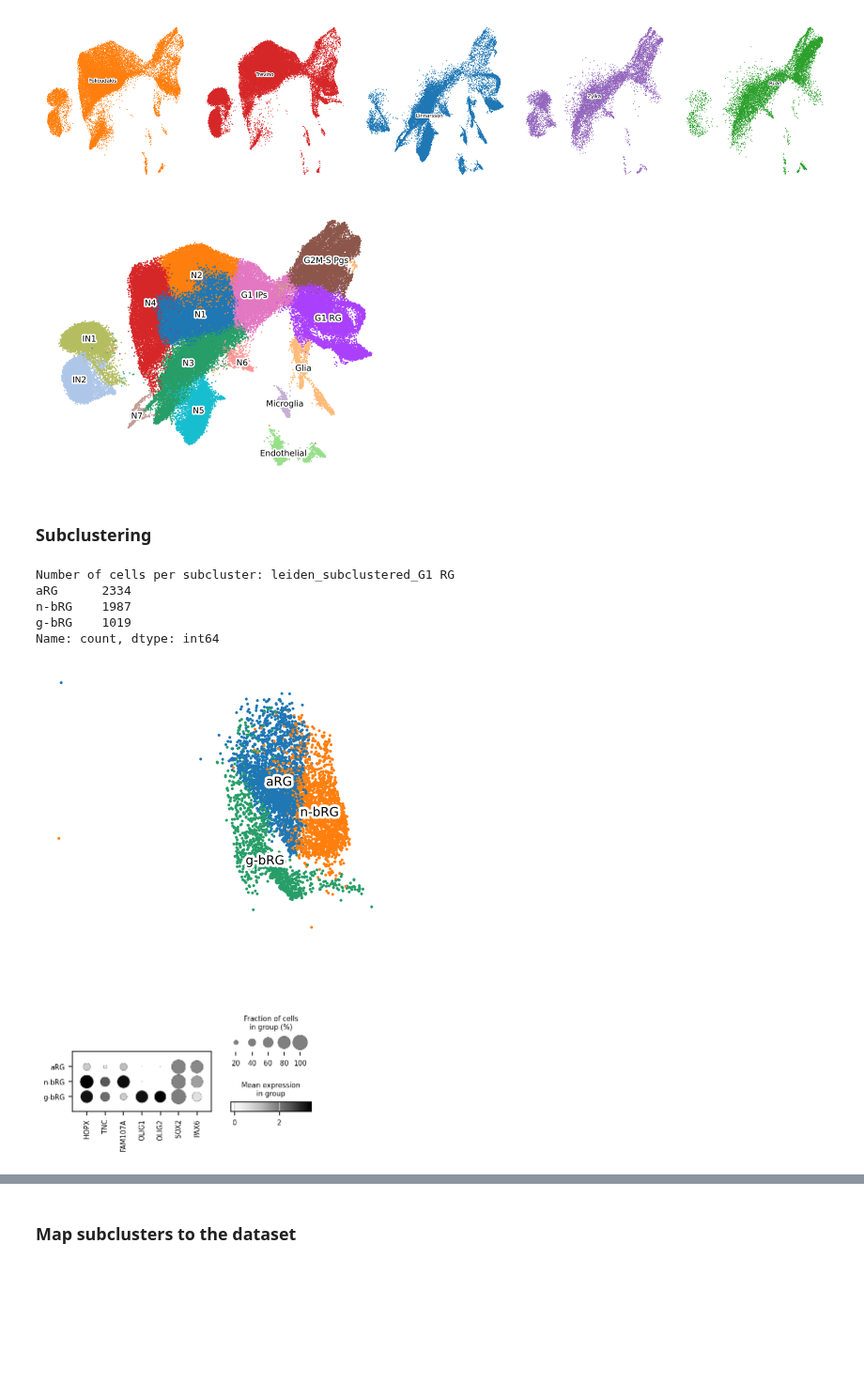
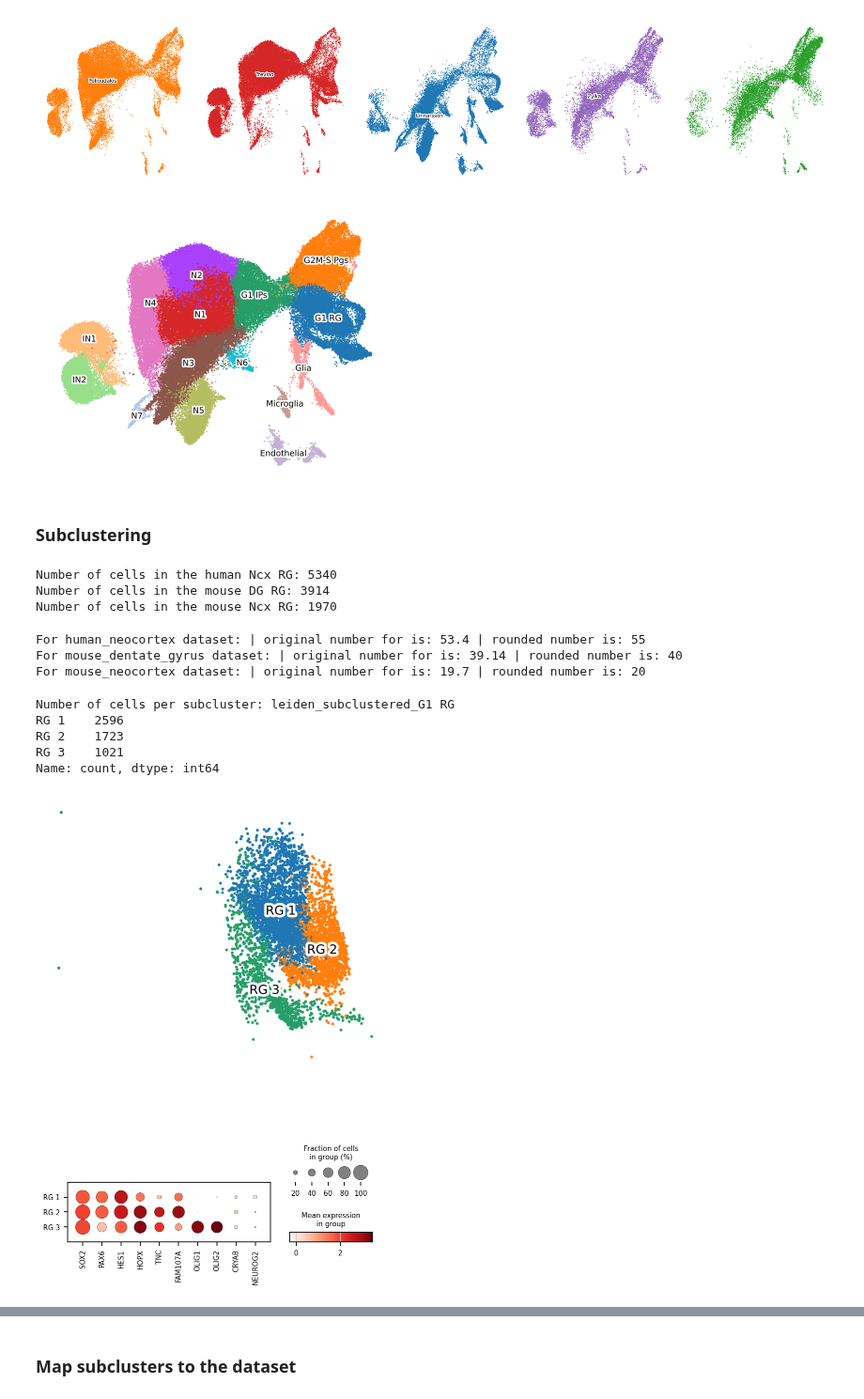
Before and after one commit to KalebicLab/ScDGomics, a Jupyter notebook: notebooks/scdgomics_clustering.ipynb, the cells around one changed output, grey strips where cells are left out. Shown at 94% size. Saved outputs shown, nothing was run; the diff lists cells and outputs as text; code cells hidden in the pictures; blank space fills up the shorter version.

Commit message:
Changed subcluster annotation. Tailored kNN parameters to the subcluster size

```diff
--- a/notebooks/scdgomics_clustering.ipynb
+++ b/notebooks/scdgomics_clustering.ipynb
@@ -206,0 +203,18 @@ adata.rename_categories('X_leiden_harmony', new_cluster_names)
+# %%
+# Rename the clusters
+new_cluster_names = ['N1', 'N2', 'N3', 'N4', 'G1 RG', 'G2M-S Pgs', 'G1 IPs', 'IN1', 'N5', 'IN2', 'Glia',
+                     'Endothelial', 'N6', 'Microglia', 'N7']
+
+adata.rename_categories('X_leiden_harmony', new_cluster_names)
+
+# Re-order clusters
+adata.obs['X_leiden_harmony'] = pd.Categorical(adata.obs['X_leiden_harmony'], categories = ['G1 RG', 'G2M-S Pgs', 'G1 IPs', 'N1', 'N2', 'N3', 'N4', 'N5', 'N6', 'N7',
+                                                                                            'IN1', 'IN2', 'Glia', 'Endothelial', 'Microglia'], ordered = True)
+
+# Plot the dotplot
+sc.pl.dotplot(adata, markers, groupby ='X_leiden_harmony', mean_only_expressed = False,
+              show = False, standard_scale = 'var', cmap = 'coolwarm')
+
+plt.tight_layout()
+plt.savefig('/group/kalebic/Nikola/1_single_cell_final/Nikola_final/final/scdgomics/plots/clustering/Dotplot_integrated_leiden_clusters.pdf', dpi = 300, bbox_inches = 'tight')
+plt.show()
@@ -263,7 +279,7 @@ plt.tight_layout()
 plt.savefig('/group/kalebic/Nikola/1_single_cell_final/Nikola_final/final/scdgomics/plots/clustering/UMAP_integrated_clusters.pdf', dpi = 300, bbox_inches = 'tight')
 plt.show()
 # %% [output]
-[figure, old version]
+[figure, new version]
 # %% [markdown]
 ### Subclustering
 # %%
@@ -278,10 +294,38 @@ adata.obs['species'] = adata.obs['dataset_of_origin'].map({
 # %%
 # Subset G1 RG per species
 ## Human Ncx
-adata_RG_hs_ncx = adata[(adata.obs['species'] == 'human_ncx') & (adata.obs['X_leiden_harmony'] == 'G1 RG')]
+adata_RG_hs_ncx = adata[(adata.obs['species'] == 'human_ncx') & (adata.obs['X_leiden_harmony'] == 'G1 RG')].copy()
 ## Mouse Ncx
-adata_RG_mm_ncx = adata[(adata.obs['species'] == 'mouse_ncx') & (adata.obs['X_leiden_harmony'] == 'G1 RG')]
+adata_RG_mm_ncx = adata[(adata.obs['species'] == 'mouse_ncx') & (adata.obs['X_leiden_harmony'] == 'G1 RG')].copy()
 ## Mouse DG
-adata_RG_mm_dg = adata[(adata.obs['species'] == 'mouse_dg') & (adata.obs['X_leiden_harmony'] == 'G1 RG')]
+adata_RG_mm_dg = adata[(adata.obs['species'] == 'mouse_dg') & (adata.obs['X_leiden_harmony'] == 'G1 RG')].copy()
+# %%
+# Print the number of cells
+print("Number of cells in the human Ncx RG:", adata_RG_hs_ncx.shape[0])
+print("Number of cells in the mouse DG RG:", adata_RG_mm_dg.shape[0])
+print("Number of cells in the mouse Ncx RG:", adata_RG_mm_ncx.shape[0])
+# %% [output]
+Number of cells in the human Ncx RG: 5340
+Number of cells in the mouse DG RG: 3914
+Number of cells in the mouse Ncx RG: 1970
+# %%
+%run -i '/group/kalebic/Nikola/1_single_cell_final/Nikola_final/final/scmorpho_final/helper_functions/round_to_nearest.py'
+
+adatas = {
+    "human_neocortex" : adata_RG_hs_ncx,
+    "mouse_dentate_gyrus": adata_RG_mm_dg,
+    "mouse_neocortex": adata_RG_mm_ncx
+}
+
+for name, ad in adatas.items():
+    ad_copy = ad.copy()
+    cell_number = ad_copy.shape[0]
+    original_number = cell_number*0.01
+    rounded_number = round_to_nearest_number(original_number, basis = 5)
+    print(f"For {name} dataset: | original number for is: {original_number} | rounded number is: {rounded_number}")
+# %% [output]
+For human_neocortex dataset: | original number for is: 53.4 | rounded number is: 55
+For mouse_dentate_gyrus dataset: | original number for is: 39.14 | rounded number is: 40
+For mouse_neocortex dataset: | original number for is: 19.7 | rounded number is: 20
 # %%
 # Re-compute nearest neighbors (with the integrated PCA space)
@@ -292,40 +335,40 @@ sc.pp.neighbors(adata_RG_mm_dg, use_rep='X_pca_harmony', n_pcs=30, n_neighbors=8
 # %%
 # Subcluster human Ncx
 clusters = ['G1 RG']
 for cluster in clusters:
-    sc.tl.leiden(adata_RG_hs_ncx, resolution=0.25, key_added=f'leiden_subclustered_{cluster}', restrict_to=('X_leiden_harmony', [cluster]),  random_state=111)
+    sc.tl.leiden(adata_RG_hs_ncx, resolution=0.20, key_added=f'leiden_subclustered_{cluster}', restrict_to=('X_leiden_harmony', [cluster]),  random_state=111)
 
 # Rename clusters
-reannot = ['aRG', 'n-bRG', 'g-bRG']
+reannot = ['RG 1', 'RG 2', 'RG 3']
 adata_RG_hs_ncx.rename_categories('leiden_subclustered_G1 RG', reannot)
 
 # Print number of cells per each subcluster
 print("Number of cells per subcluster:", adata_RG_hs_ncx.obs['leiden_subclustered_G1 RG'].value_counts())
 
 # Plot clusters
 sc.set_figure_params(figsize=(5, 4))
 sc.pl.umap(adata_RG_hs_ncx, color=["leiden_subclustered_G1 RG"],frameon=False, show = False, legend_fontsize=12, size =30,
            legend_loc = 'on data', legend_fontweight=4, ncols = 1, legend_fontoutline = 5, title = '')
 plt.tight_layout()
 plt.savefig('/group/kalebic/Nikola/1_single_cell_final/Nikola_final/final/scdgomics/plots/clustering/UMAP_RG_human_ncx_subsets.pdf', dpi = 300, bbox_inches = 'tight')
 plt.show()
 
 # Plot the dotplot
-markers = ['HOPX', 'TNC', 'FAM107A', 'OLIG1', 'OLIG2', 'SOX2', 'PAX6']
+markers = ['SOX2', 'PAX6', 'HES1', 'HOPX', 'TNC', 'FAM107A', 'OLIG1', 'OLIG2', 'CRYAB', 'NEUROG2']
 sc.set_figure_params(fontsize=8)
 sc.pl.dotplot(adata_RG_hs_ncx, markers, groupby ='leiden_subclustered_G1 RG',
-              mean_only_expressed = False, show = False, cmap = 'Greys')
+              mean_only_expressed = False, show = False, cmap = 'Reds')
 plt.tight_layout()
 plt.savefig('/group/kalebic/Nikola/1_single_cell_final/Nikola_final/final/scdgomics/plots/clustering/Dotplot_RG_human_ncx_subsets.pdf', dpi = 300, bbox_inches = 'tight')
 plt.show()
 # %% [output]
 Number of cells per subcluster: leiden_subclustered_G1 RG
-aRG      2334
-n-bRG    1987
-g-bRG    1019
+RG 1    2596
+RG 2    1723
+RG 3    1021
 Name: count, dtype: int64
-[figure, old version]
+[figure, new version]
-[figure, old version]
+[figure, new version]
 # %%
 # Subcluster Mouse DG
 clusters = ['G1 RG']
```
Also changed, not shown: parts of 9 cells of this notebook.
